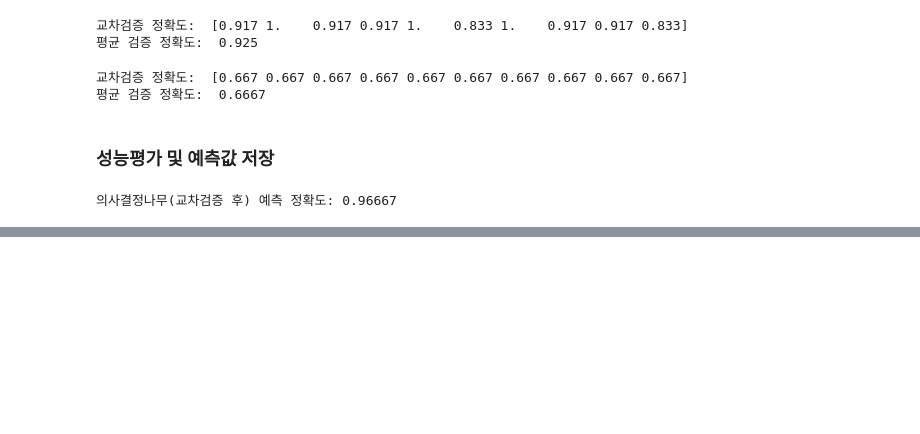
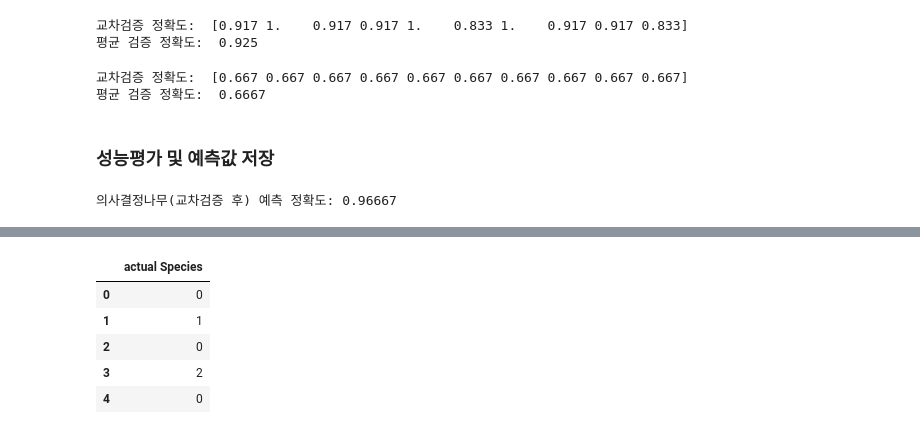
Before and after one commit to chw8207/ADP-study, a Jupyter notebook: 머신러닝_프로세스.ipynb, the cells around one changed output, grey strips where cells are left out. Saved outputs shown, nothing was run; the diff lists cells and outputs as text; code cells hidden in the pictures; blank space fills up the shorter version.

```diff
--- a/머신러닝_프로세스.ipynb
+++ b/머신러닝_프로세스.ipynb
@@ -416,0 +428,11 @@ print(f'의사결정나무(교차검증 후) 예측 정확도: {accuracy_score(y
+# %%
+# 실제값 저장
+actual = pd.DataFrame(y_test, columns = ['actual Species'])
+actual.head()
+# %% [output]
+|  | actual Species |
+| 0 | 0 |
+| 1 | 1 |
+| 2 | 0 |
+| 3 | 2 |
+| 4 | 0 |
```
Also changed, not shown: parts of 1 cell of this notebook.
